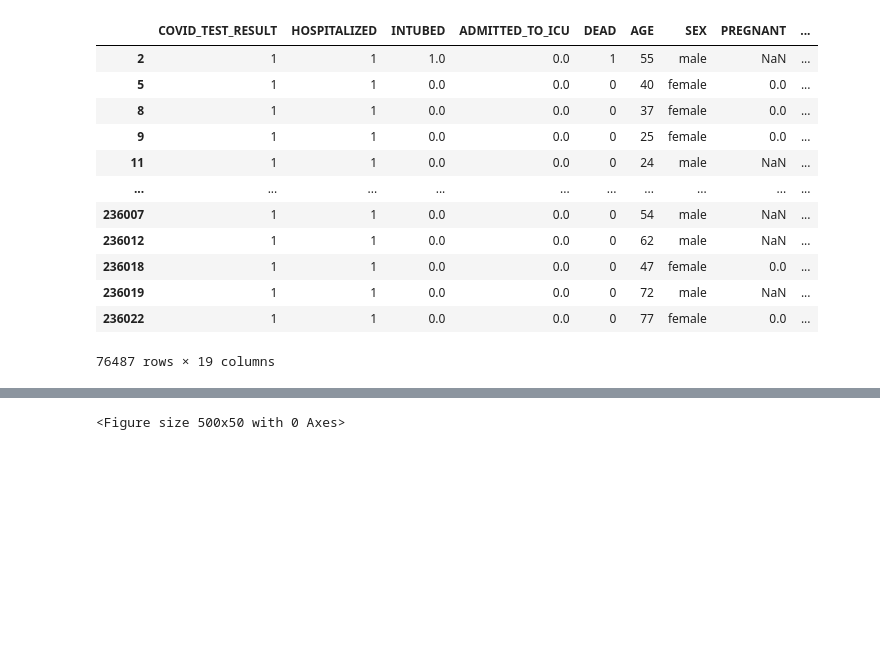
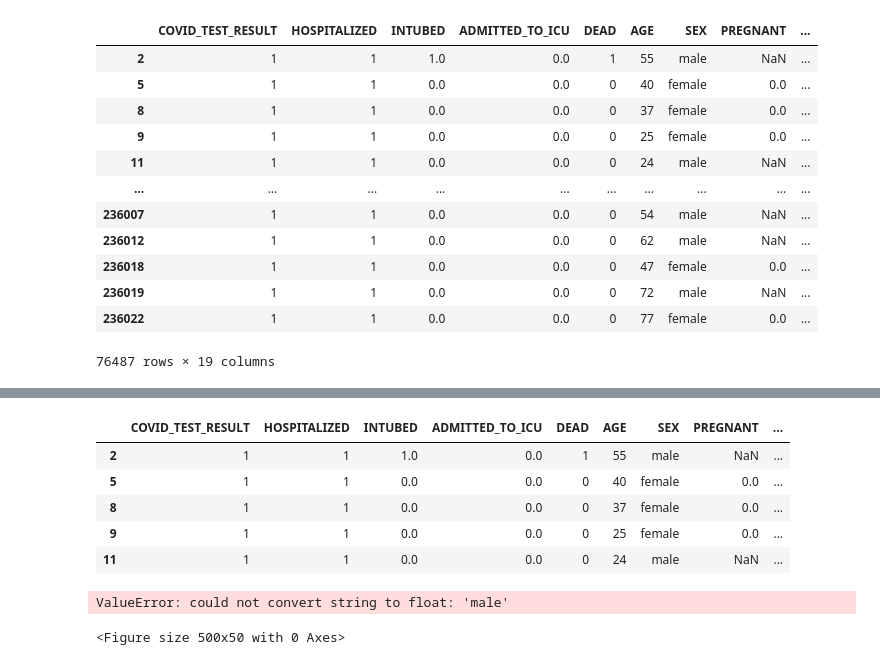
Before and after one commit to infoshareacademy/jdszr15-ITdepends, a Jupyter notebook: covid1.ipynb, the cells around one changed output, grey strips where cells are left out. Drawn from its saved outputs; the diff is of its cells as text; code cells hidden in the pictures; blank space fills up the shorter version.

```diff
--- a/covid1.ipynb
+++ b/covid1.ipynb
@@ -71,3 +89,29 @@ Text(0.5, 1.0, 'Rozkład zachorowań na COVID vs wiek')
+# %%
+filtered_covid1.head()
+# %% [output]
+|  | COVID_TEST_RESULT | HOSPITALIZED | INTUBED | ADMITTED_TO_ICU | DEAD | AGE | SEX | PREGNANT | ... |
+| 2 | 1 | 1 | 1.0 | 0.0 | 1 | 55 | male | NaN | ... |
+| 5 | 1 | 1 | 0.0 | 0.0 | 0 | 40 | female | 0.0 | ... |
+| 8 | 1 | 1 | 0.0 | 0.0 | 0 | 37 | female | 0.0 | ... |
+| 9 | 1 | 1 | 0.0 | 0.0 | 0 | 25 | female | 0.0 | ... |
+| 11 | 1 | 1 | 0.0 | 0.0 | 0 | 24 | male | NaN | ... |
+# %%
+import matplotlib.pyplot as plt
+import seaborn as sns
+
+correlation_matrix = filtered_covid1.corr()
+plt.figure(figsize=(20, 15))
+
+# Plot the heatmap
+sns.heatmap(correlation_matrix, annot=True, cmap="Blues", vmin=-1, vmax=1)
+
+# Add a title
+plt.title('Data Correlation Heatmap', color='black', fontsize=20)
+
+# Show the plot
+plt.show()
+# %% [output]
+ValueError: could not convert string to float: 'male'
 # %%
 sns.boxplot(x="DEAD", y="AGE",data=filtered_covid1,palette=sns.color_palette(["darkblue","red"]))
 plt.title("Zależność śmiertelności od wieku",fontsize=18, color="black")
```
Also changed, not shown: parts of 6 cells of this notebook, 2 other files.
